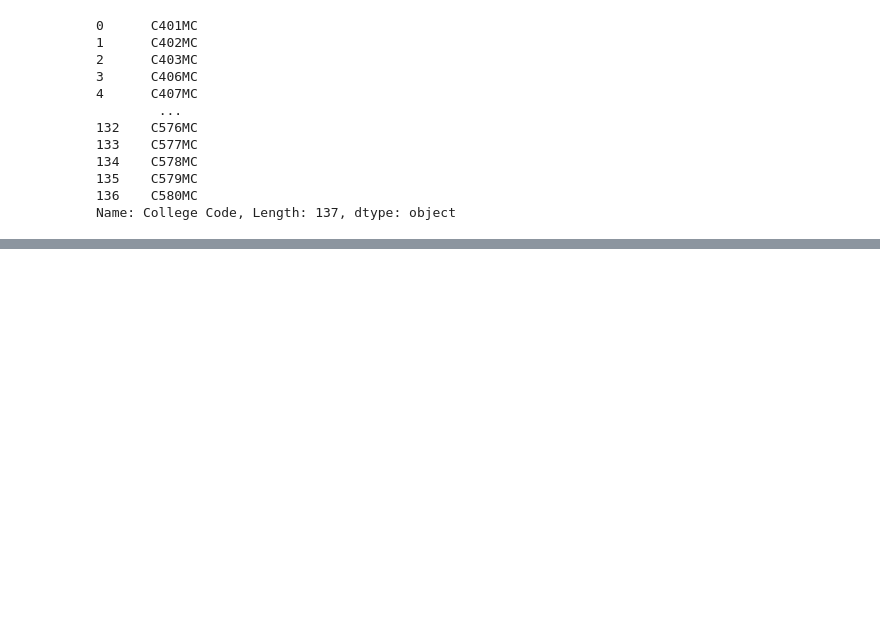
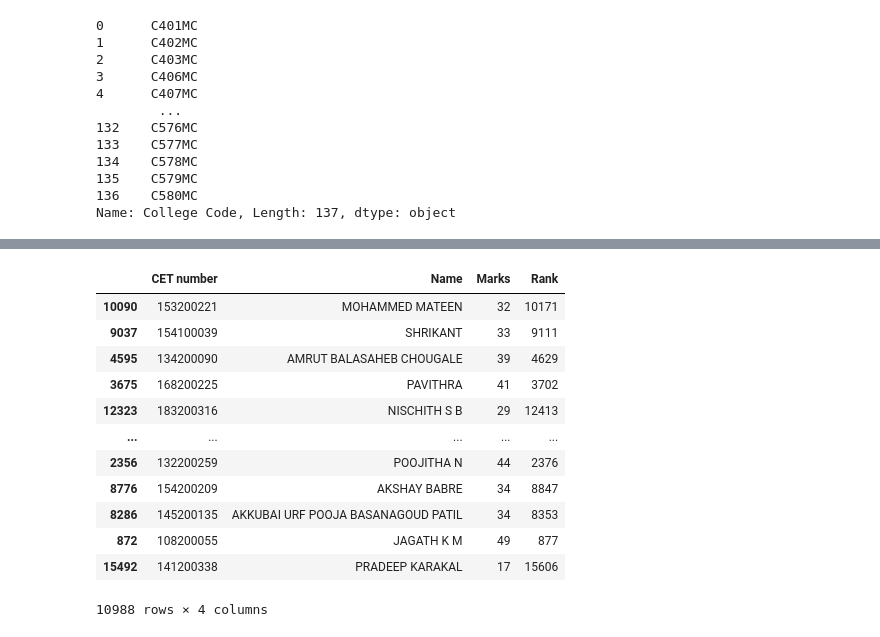
Before and after one commit to jmlakshmisagar/Seat-Allocation-by-KEA, a Jupyter notebook: Random priorty- category-college allotment.ipynb, the cells around one changed output, grey strips where cells are left out. Saved outputs shown, nothing was run; the diff lists cells and outputs as text; code cells hidden in the pictures; blank space fills up the shorter version.

```diff
--- a/Random priorty- category-college allotment.ipynb
+++ b/Random priorty- category-college allotment.ipynb
@@ -424,0 +467,16 @@ can_cat
+# %%
+rows_to_remove
+# %% [output]
+|  | CET number | Name | Marks | Rank |
+| 10090 | 153200221 | MOHAMMED MATEEN | 32 | 10171 |
+| 9037 | 154100039 | SHRIKANT | 33 | 9111 |
+| 4595 | 134200090 | AMRUT BALASAHEB CHOUGALE | 39 | 4629 |
+| 3675 | 168200225 | PAVITHRA | 41 | 3702 |
+| 12323 | 183200316 | NISCHITH S B | 29 | 12413 |
+| ... | ... | ... | ... | ... |
+| 2356 | 132200259 | POOJITHA N | 44 | 2376 |
+| 8776 | 154200209 | AKSHAY BABRE | 34 | 8847 |
+| 8286 | 145200135 | AKKUBAI URF POOJA BASANAGOUD PATIL | 34 | 8353 |
+| 872 | 108200055 | JAGATH K M | 49 | 877 |
+| 15492 | 141200338 | PRADEEP KARAKAL | 17 | 15606 |
+10988 rows × 4 columns
```
Also changed, not shown: parts of 19 cells of this notebook, 1 other file.
